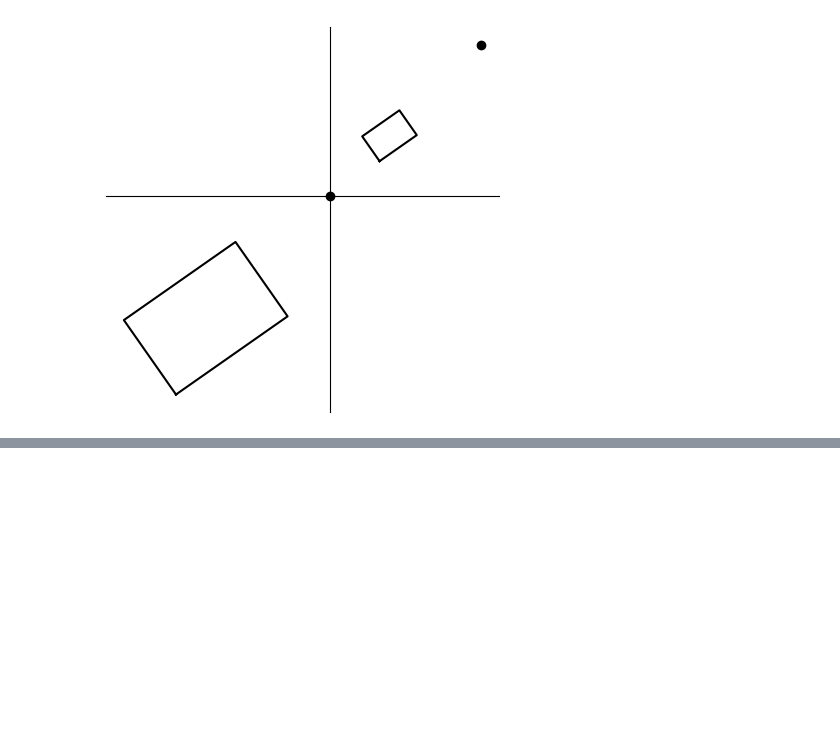
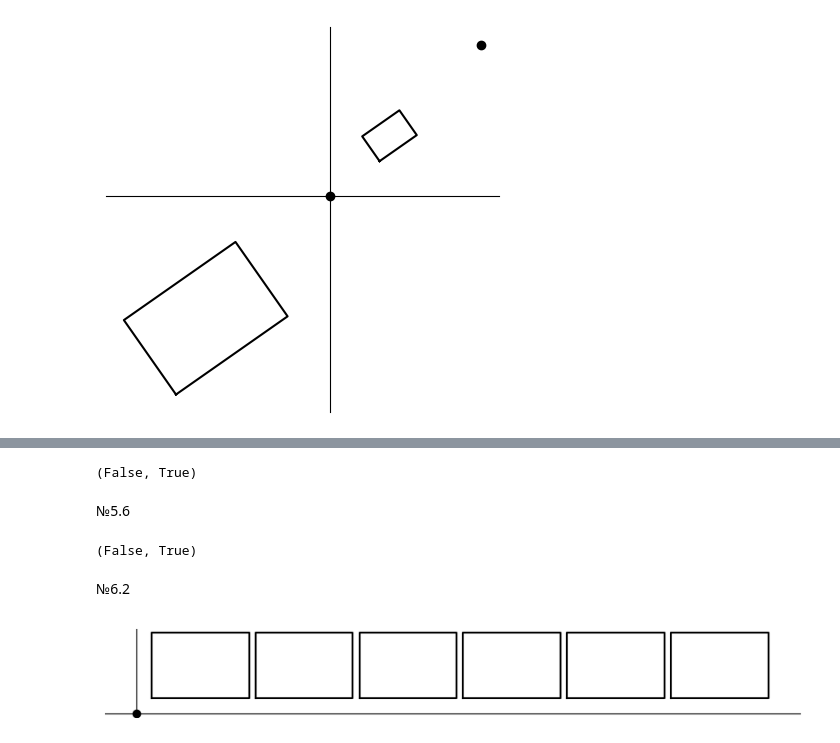
Before and after one commit to wtfgh/figurki, a Jupyter notebook: figurki.ipynb, the cells around one changed output, grey strips where cells are left out. Cells and saved outputs as stored; diff of their text form; code cells hidden in the pictures; blank space fills up the shorter version.

```diff
--- a/figurki.ipynb
+++ b/figurki.ipynb
@@ -86,7 +94,7 @@ def tr_symmetry(polygon):
 def tr_homothety(polygon, origin, k):
     homo_poly = []
     for vertice in polygon:
-        homo_poly.append(map(lambda g, h : g + h, origin, [i * k for i in map(lambda x, y: x - y, vertice, origin)]))
+        homo_poly.append(list(map(lambda g, h : g + h, origin, [i * k for i in map(lambda x, y: x - y, vertice, origin)])))
     return homo_poly
 # %% [markdown]
 №4.1
@@ -173,0 +239,4 @@ plt.show()
+# %%
+def fit_short_side(polygon, acceptable_shortest_side):
+    shortest_side = min(math.sqrt((polygon[i][0] - polygon[i + 1][0]) ** 2 + (polygon[i][1] - polygon[i + 1][1]) ** 2) for i in range(len(polygon) - 1))
+    return shortest_side >= acceptable_shortest_side
@@ -173,0 +253,6 @@ plt.show()
+# %%
+fit_point_inside(((0, 0), (1.5, 0), (1.5, 1), (0, 1)), (3, 3)), fit_point_inside(((0, 0), (1.5, 0), (1.5, 1), (0, 1)), (0.5, 0.5))
+# %% [output]
+(False, True)
+# %% [markdown]
+№5.6
@@ -173,0 +266,26 @@ plt.show()
+# %%
+fit_polygon_angles_inside(((0, 0), (1.5, 0), (1.5, 1), (0, 1)), ((1, 1), (2.5, 1), (2.5, 2), (1, 2))), fit_polygon_angles_inside(((0, 0), (1.5, 0), (1.5, 1), (0, 1)), ((2, 2), (3.5, 2), (3.5, 3), (2, 3)))
+# %% [output]
+(False, True)
+# %% [markdown]
+№6.2
+# %%
+fig5, ax5 = plt.subplots(figsize = (10, 5))
+
+ax5.spines['left'].set_position('zero')
+ax5.spines['bottom'].set_position('zero')
+ax5.spines['top'].set_visible(False)
+ax5.spines['right'].set_visible(False)
+ax5.set_xticks([])
+ax5.set_yticks([])
+ax5.scatter(0, 0, color = 'black')
+
+draw_a_sequence_of_shapes(ax5, filter(functools.partial(fit_short_side, acceptable_shortest_side = 0.6),
+                                      itertools.chain(map(functools.partial(tr_homothety, origin = (-1, -1), k = 0.54), itertools.islice(gen_hexagon(), 4)),
+                                      map(functools.partial(tr_homothety, origin = (-1, -1), k = 1.3), itertools.islice(gen_rectangle(), 6)),
+                                      map(functools.partial(tr_homothety, origin = (-1, -1), k = 0.43), itertools.islice(gen_concave_pentagon(), 5)))))
+
+ax5.set_aspect('equal')
+plt.show()
+# %% [output]
+[figure, added]
```
Also changed, not shown: parts of 50 cells of this notebook.
